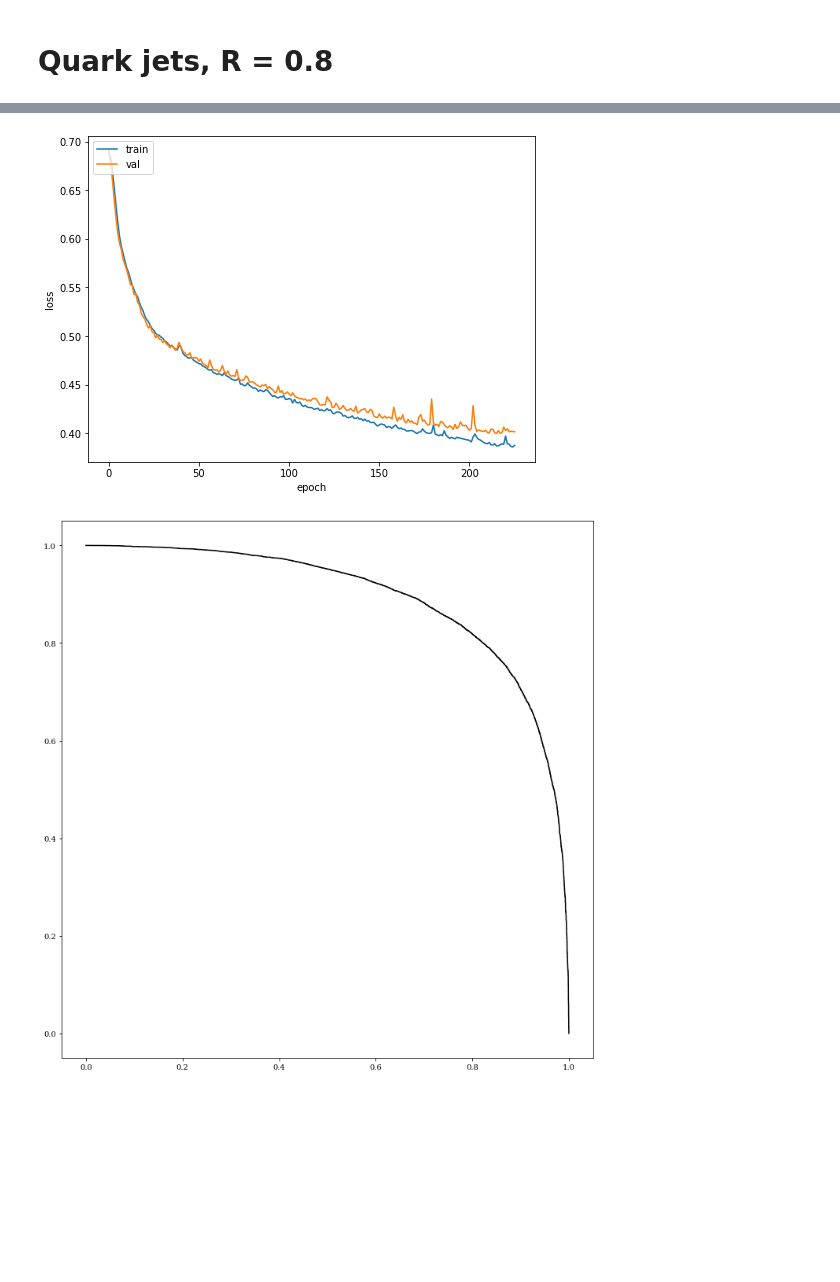
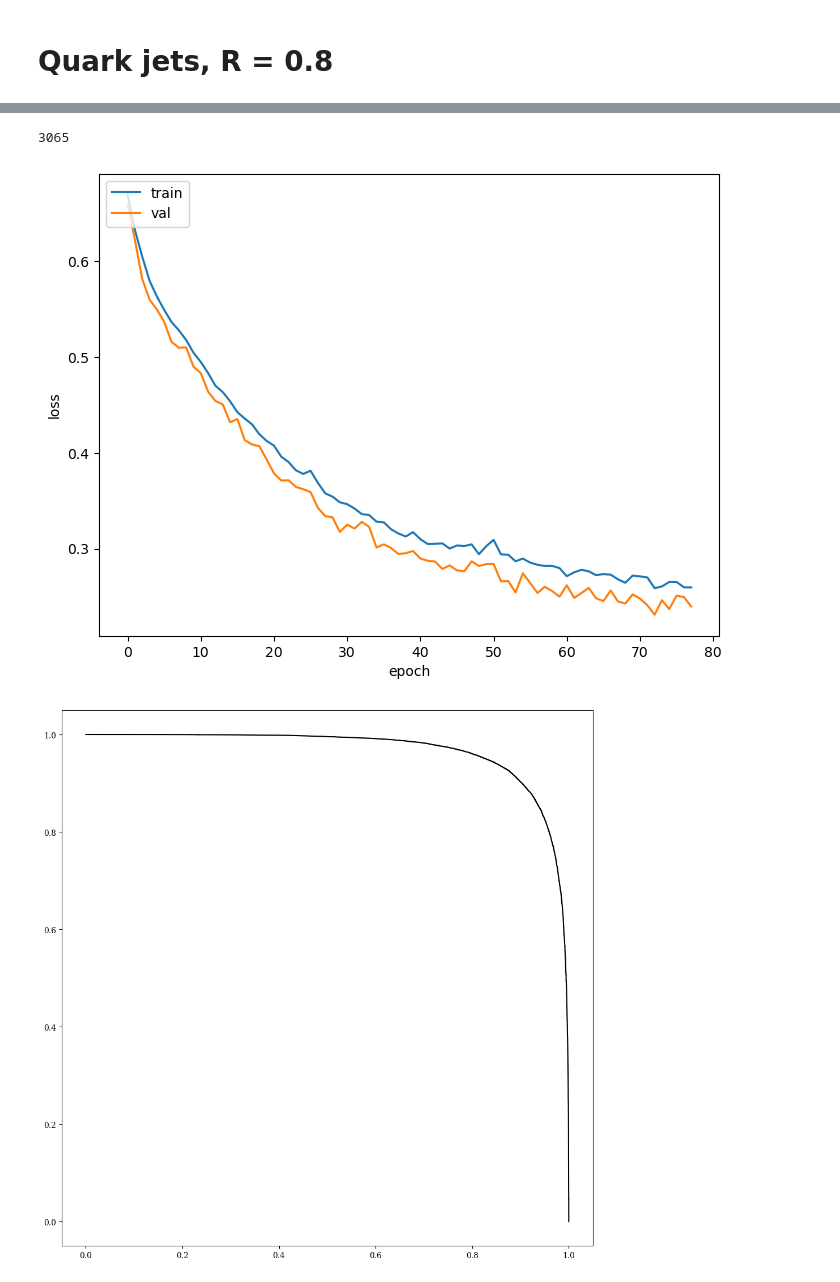
Before and after one commit to SamBT/safeUncalculable, a Jupyter notebook: trainEFN.ipynb, the cells around one changed output, grey strips where cells are left out. Saved outputs shown, nothing was run; the diff lists cells and outputs as text; code cells hidden in the pictures; blank space fills up the shorter version.

```diff
--- a/trainEFN.ipynb
+++ b/trainEFN.ipynb
@@ -5,0 +1,22 @@ from multiprocessing import Process
+# %%
+%load_ext autoreload
+%autoreload 2
+
+from nnTrain import train_efn, train_pfn, arch_scan, get_data, get_data_softDrop
+import matplotlib.pyplot as plt
+import numpy as np
+from multiprocessing import Process
+from tensorflow import keras
+from keras.optimizers import Adam
+from tensorflow import keras
+from keras import backend as K
+from energyflow.utils import data_split, to_categorical
+from sklearn.model_selection import train_test_split
+import gc
+from tensorflow.keras.losses import BinaryCrossentropy
+
+# define rng seeds for train/test/val split for replicable results
+rng1 = 45446
+rng2 = 25135
+rng3 = 34530
+rng4 = 20461
@@ -8,11 +56,23 @@ from multiprocessing import Process
 # %%
-# EFN
+# Regular EFN, no spectral normalization
+loss = BinaryCrossentropy(from_logits=False)
 model_kwargs = {"Phi_sizes":(60,60,60), "F_sizes":(80,80,80),
+                "F_dropouts":0.1,
                 "input_dim":2,
                 "output_dim":1,"output_act":"sigmoid",
-                "patience":10,
-                "loss":"binary_crossentropy",
+                "patience":5,
+                "optimizer":Adam(1e-3),
+                "loss":loss,
                 "summary":True}
-train_kwargs = {"epochs":1000,"verbose":1,"batch_size":10000}
-efn, auc, efn_fp, efn_tp, threshs = train_efn("h2qq_R0.8_mH500_softDrop.h5",model_kwargs,train_kwargs,plot=True)
+model_kwargs['spectral'] = False
+train_kwargs = {"epochs":100,"verbose":1,"batch_size":128}
+efn, auc, efn_fp, efn_tp, threshs = train_efn((train,train_labels),
+                                              (test,test_labels),
+                                              (val,val_labels),
+                                              model_kwargs,
+                                              train_kwargs,
+                                              plot=True)
+efn.save("keras_models/qjet_EFN_zpT_iter10.keras")
+del efn
+gc.collect()
 # %% [output]
@@ -36,2 +126,3 @@ EFN AUC: 0.8932486795107375
+3065
-[figure, old version]
+[figure, new version]
-[figure, old version]
+[figure, new version]
```
Also changed, not shown: parts of 15 cells of this notebook, 12 other files.
